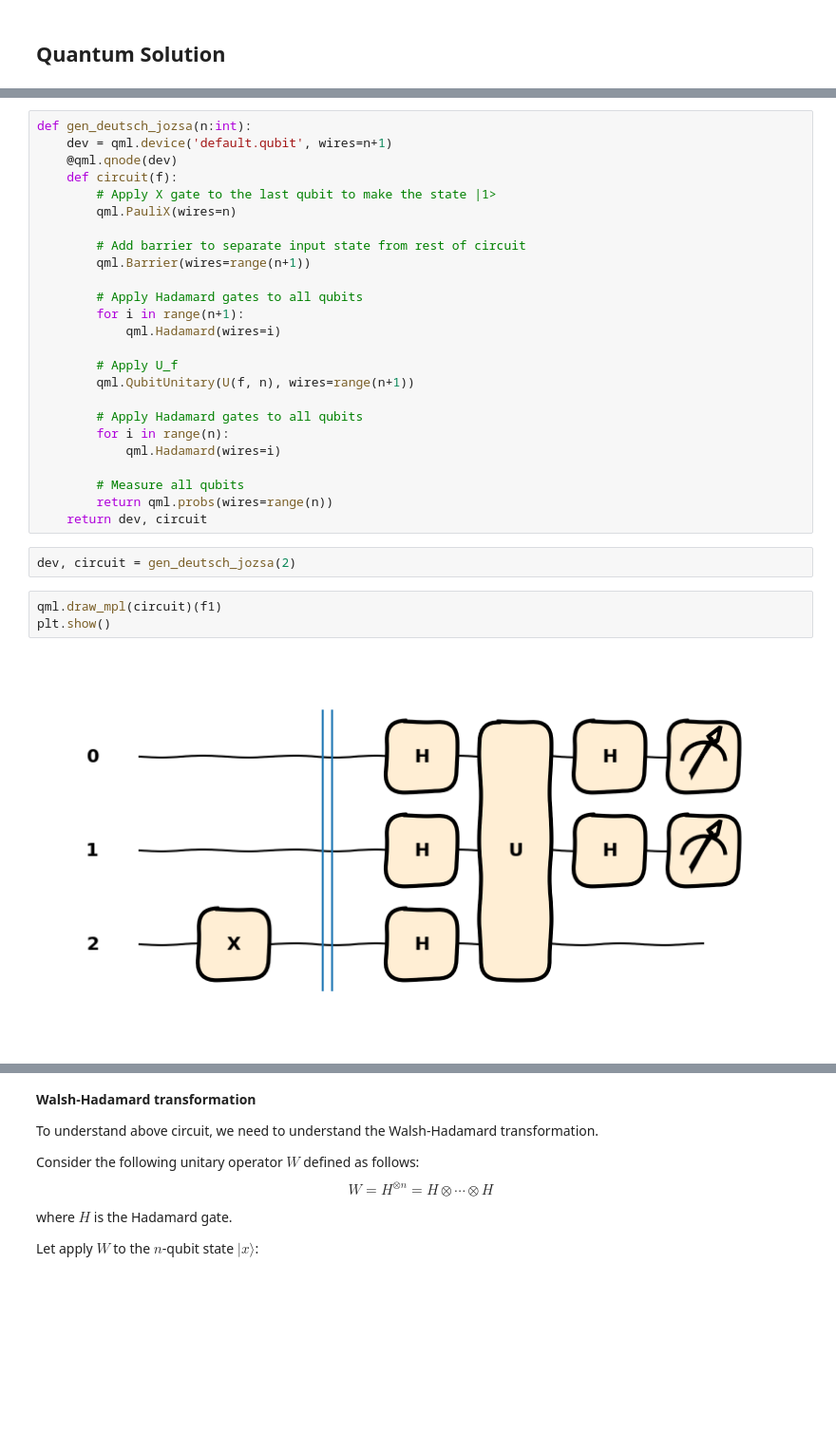
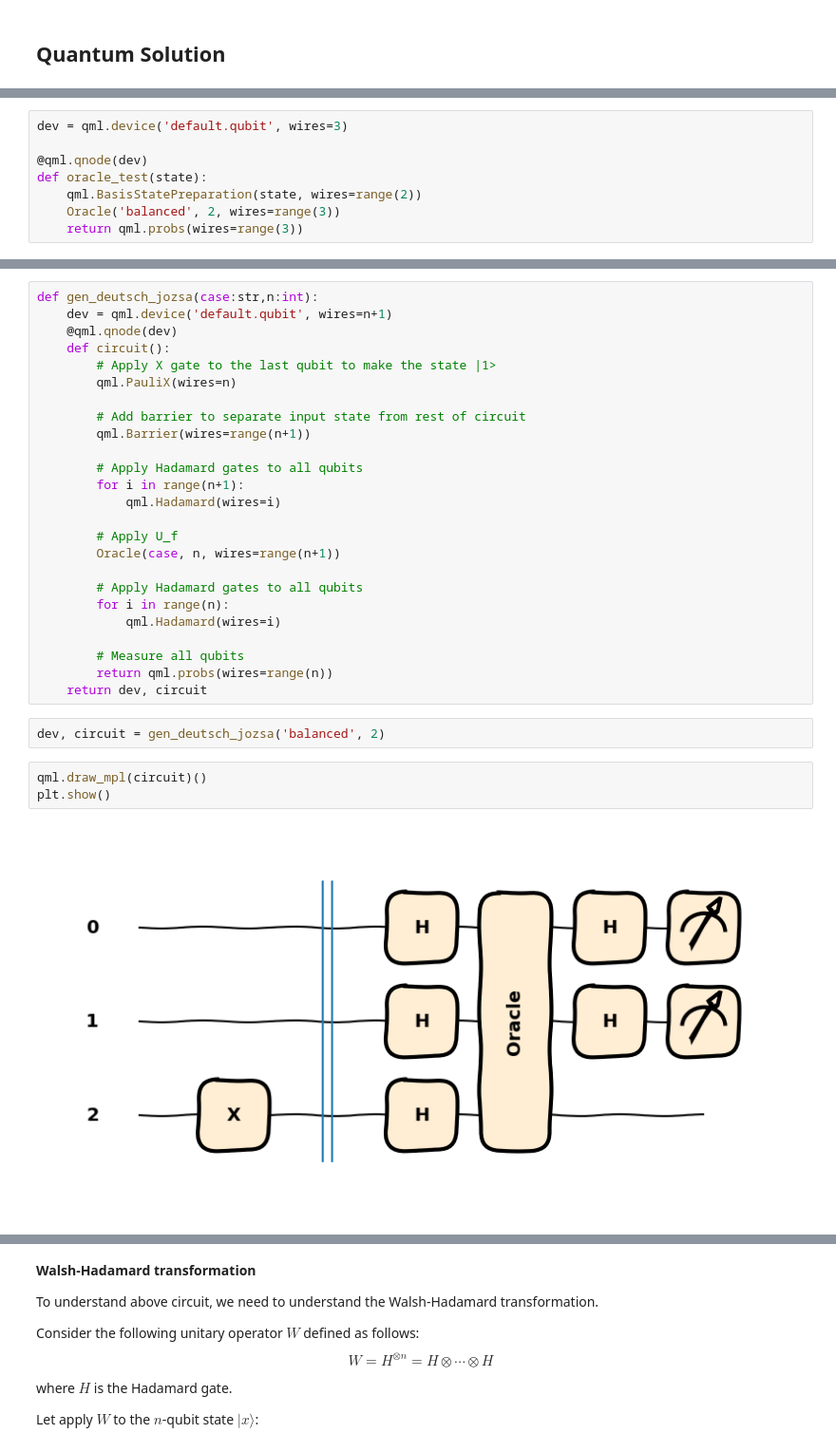
Before and after one commit to Axect/QuantumAlgorithms, a Jupyter notebook: notebook/deutsch_jozsa.ipynb, the cells around one changed output, grey strips where cells are left out. Shown: that part at 95% size. Cells and saved outputs as stored; diff of their text form; blank space fills up the shorter version.

```diff
--- a/notebook/deutsch_jozsa.ipynb
+++ b/notebook/deutsch_jozsa.ipynb
@@ -128,0 +151,8 @@ print(U(f2, 2))
+# %%
+dev = qml.device('default.qubit', wires=3)
+
+@qml.qnode(dev)
+def oracle_test(state):
+    qml.BasisStatePreparation(state, wires=range(2))
+    Oracle('balanced', 2, wires=range(3))
+    return qml.probs(wires=range(3))
@@ -129,8 +181,8 @@ print(U(f2, 2))
 # %%
-def gen_deutsch_jozsa(n:int):
+def gen_deutsch_jozsa(case:str,n:int):
     dev = qml.device('default.qubit', wires=n+1)
     @qml.qnode(dev)
-    def circuit(f):
+    def circuit():
         # Apply X gate to the last qubit to make the state |1>
         qml.PauliX(wires=n)
 
@@ -142,7 +194,7 @@ def gen_deutsch_jozsa(n:int):
             qml.Hadamard(wires=i)
 
         # Apply U_f
-        qml.QubitUnitary(U(f, n), wires=range(n+1))
+        Oracle(case, n, wires=range(n+1))
 
         # Apply Hadamard gates to all qubits
         for i in range(n):
@@ -152,9 +204,9 @@ def gen_deutsch_jozsa(n:int):
         return qml.probs(wires=range(n))
     return dev, circuit
 # %%
-dev, circuit = gen_deutsch_jozsa(2)
+dev, circuit = gen_deutsch_jozsa('balanced', 2)
 # %%
-qml.draw_mpl(circuit)(f1)
+qml.draw_mpl(circuit)()
 plt.show()
 # %% [output]
-[figure, old version]
+[figure, new version]
```
Also changed, not shown: parts of 25 cells of this notebook.
